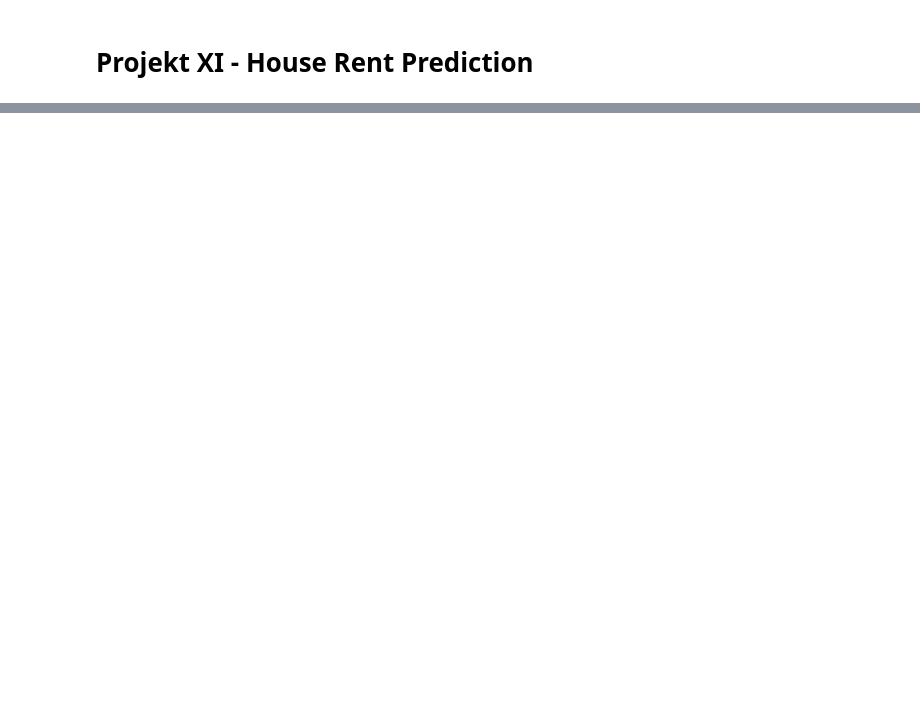
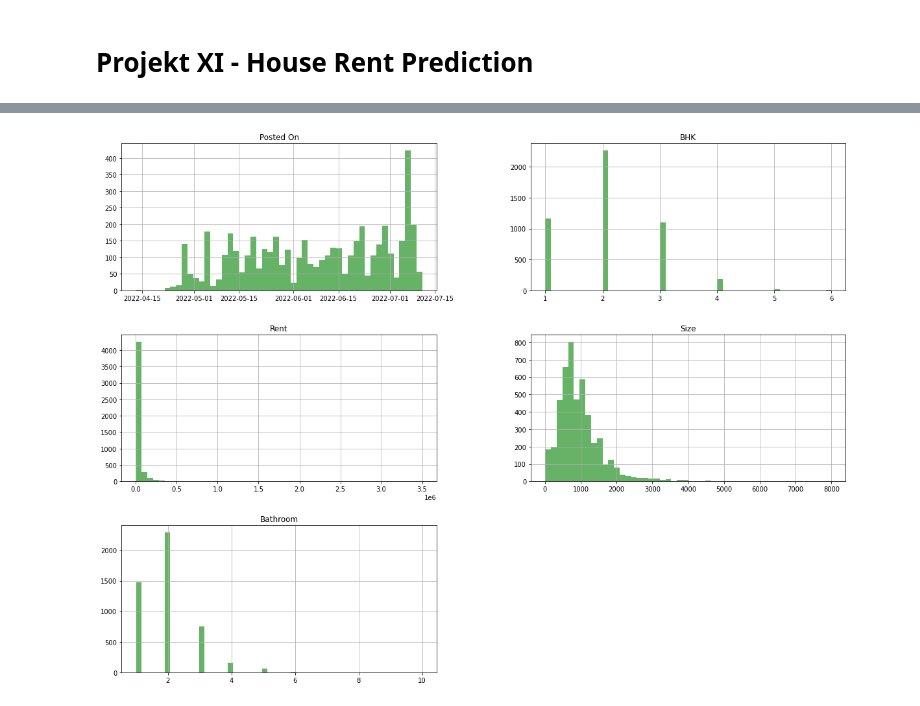
Before and after one commit to lucastere10/projects, a Jupyter notebook: Python Projects/Projekt XI - House Rent Prediction/Projekt XI - House Rent Prediction.ipynb, the cells around one changed output, grey strips where cells are left out. Drawn from its saved outputs; the diff is of its cells as text; code cells hidden in the pictures; blank space fills up the shorter version.

```diff
--- a/Python Projects/Projekt XI - House Rent Prediction/Projekt XI - House Rent Prediction.ipynb
+++ b/Python Projects/Projekt XI - House Rent Prediction/Projekt XI - House Rent Prediction.ipynb
@@ -47,0 +125,3 @@ df
+# %%
+#transform to datetime
+df['Posted On'] = pd.to_datetime(df['Posted On'])
@@ -47,0 +184,15 @@ df
+# %%
+#Second option
+df_02 = df
+df_02['Rented Floor'] = df_02['Floor'].str.split(' ').str[0] #split and get 1st element
+df_02['Build Size'] = df_02['Floor'].str.split(' ').str[-1] #split and get last element
+#Rented Floor
+df_02.loc[df_02['Rented Floor'] == 'Ground', 'Rented Floor'] = 1 #change 'Ground' value to 1
+df_02.loc[df_02['Rented Floor'] == 'Upper', 'Rented Floor'] = df_02['Build Size'] #change 'Upper' value to last element
+df_02.loc[df_02['Rented Floor'] == 'Lower', 'Rented Floor'] = 1 #change 'Lower' value to first element
+#Build Size
+df_02.loc[df_02['Build Size'] == 'Ground', 'Build Size'] = 1 #change 'Ground' value to 1
+pd.to_numeric(df_02['Rented Floor'])
+pd.to_numeric(df_02['Build Size'])
+df_02['Floor'] = df_02[['Rented Floor','Build Size']].values.tolist() #change original floor values to a list tpye
+df_02[['Floor','Rented Floor','Build Size']].info()
@@ -47,0 +210,4 @@ df
+# %%
+#Result
+df = df_02
+df_02[['Floor','Rented Floor','Build Size']]
@@ -47,0 +228,6 @@ df
+# %%
+#check histogram
+df.hist(bins=50, figsize=(20,15),color='green',alpha=0.6)
+plt.show()
+# %% [output]
+[figure, added]
```
Also changed, not shown: parts of 26 cells of this notebook, 1 other file.
